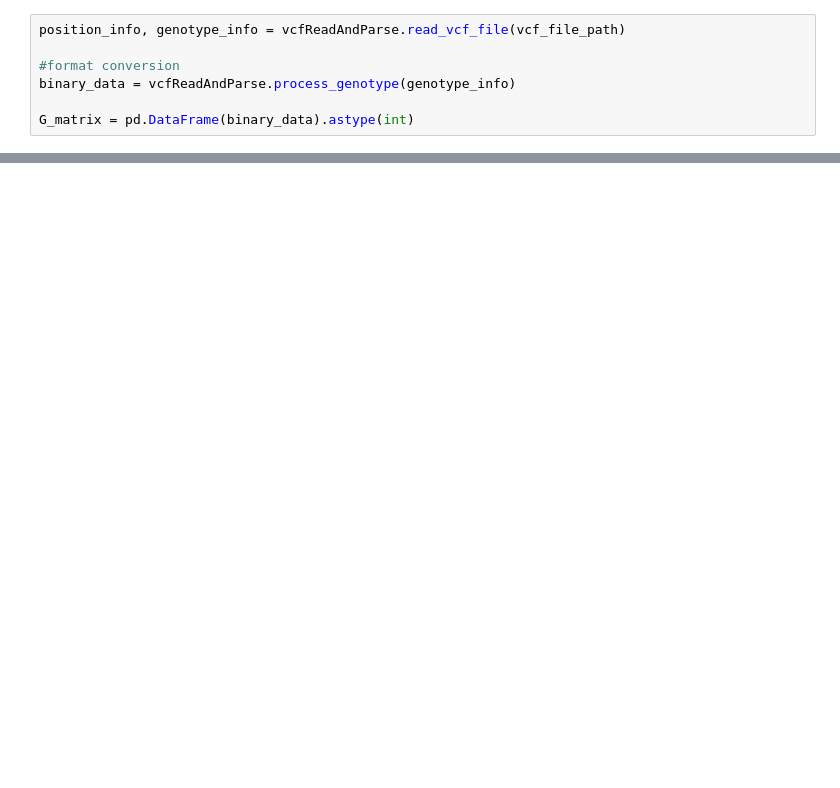
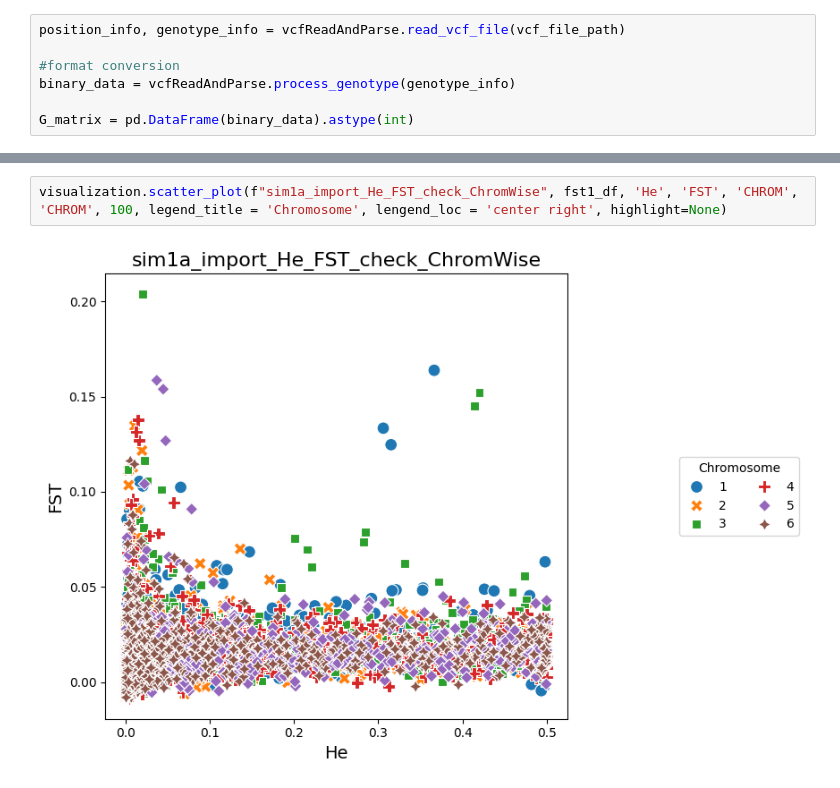
Before and after one commit to ZhihaiZhang9/pyFLANK, a Jupyter notebook: pyFLANK.ipynb, the cells around one changed output, grey strips where cells are left out. Drawn from its saved outputs; the diff is of its cells as text; blank space fills up the shorter version.

```diff
--- a/pyFLANK.ipynb
+++ b/pyFLANK.ipynb
@@ -47,0 +61,4 @@ device
+# %%
+visualization.scatter_plot(f"sim1a_import_He_FST_check_ChromWise", fst1_df, 'He', 'FST', 'CHROM', 'CHROM', 100, legend_title = 'Chromosome', lengend_loc = 'center right', highlight=None)
+# %% [output]
+[figure, added]
```
Also changed, not shown: parts of 113 cells of this notebook.
